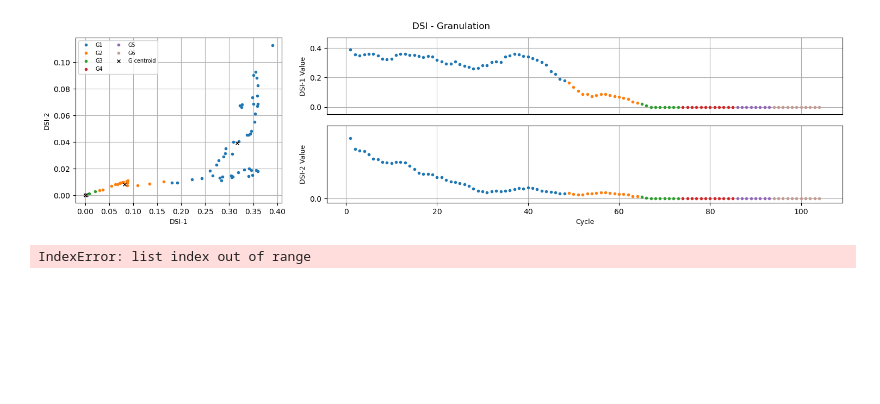
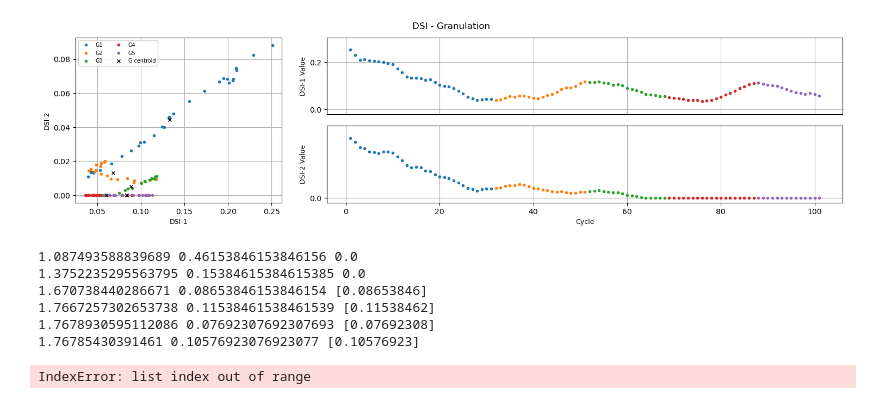
Before and after one commit to cduartes0203/Batteries_Prognostics, a Jupyter notebook: test_AutoCloudPred_R01.ipynb, the cells around one changed output. Saved outputs shown, nothing was run; the diff lists cells and outputs as text; code cells hidden in the pictures; blank space fills up the shorter version.

```diff
--- a/test_AutoCloudPred_R01.ipynb
+++ b/test_AutoCloudPred_R01.ipynb
@@ -97,29 +97,42 @@ Erro: -0.07496237992834223 parameters:  [1.43, 2, 4, False]
 # %%
+m, nRS, st, drop = Mp
 init = (st+nRS)
 df_RS = (pd.read_csv(os.path.join(dir_rs,brngs1[0])).abs()).iloc[:,:-1]
 df_HI = (pd.read_csv(os.path.join(dir_hi,brngs1[0])).abs()).iloc[:,-1:]
 if drop: df_RS = df_RS.drop(columns='Y')
 RS = process_RS(df_RS,nRS)
 HI = process_HI(df_HI,nHI=nHI,init=init)
 xS,yS,zS = RS[st:-2], HI[:-1], HI[1:]
 
 teda=AutoCloud(m=m, nS=len(xS[0]), nI=len(yS[0]), nR=nR, nO=len(yS[0]),
                             ηS= [N1, N2, N3], tau=tau, decay=D,eol=0.2,
                             fator=1,st=init,end=len(df_RS)-init,wta=True,ep=0.1)
 
 for j,_ in enumerate(xS[:]):
     x,y,z= xS[j],yS[j],zS[j]
     teda.run(x)
     #teda.adapt(y,z)
     #teda.RUL_uncertainty(y,z)
     #teda.AddRUL()
 
 #plot_2series(x1=teda.cycleP,x2=teda.cycleP,y1=teda.rulR,y2=teda.rulP, title=brng,s1='True',s2='Pred')
 plot_DSI2(teda,ftrs=2,title='DSI - Granulation',ncol=2)
 #plot_series(series=[[x,x,x,x],[yL,yP,yU,yR]],names=['L','P','U','R'],show=False)
 #plot_RUL_CI(teda,startX=20,endX=120,endY=165)'''
 # %% [output]
-[figure, old version]
+[figure, new version]
+# %%
+for cloud in teda.c:
+    cloud.calc_Dmax(teda.xI,teda.xF)
+    cloud.calc_v(k=teda.k)
+    print(cloud.Dmax, cloud.coverage, cloud.v)
+# %% [output]
+1.087493588839689 0.46153846153846156 0.0
+1.3752235295563795 0.15384615384615385 0.0
+1.670738440286671 0.08653846153846154 [0.08653846]
+1.7667257302653738 0.11538461538461539 [0.11538462]
+1.7678930595112086 0.07692307692307693 [0.07692308]
+1.76785430391461 0.10576923076923077 [0.10576923]
 # %%
 init = (st+nRS)
 df_RS = (pd.read_csv(os.path.join(dir_rs,brngs1[1])).abs()).iloc[:,:-1]
```
Also changed, not shown: parts of 2 cells of this notebook, 2 other files.
